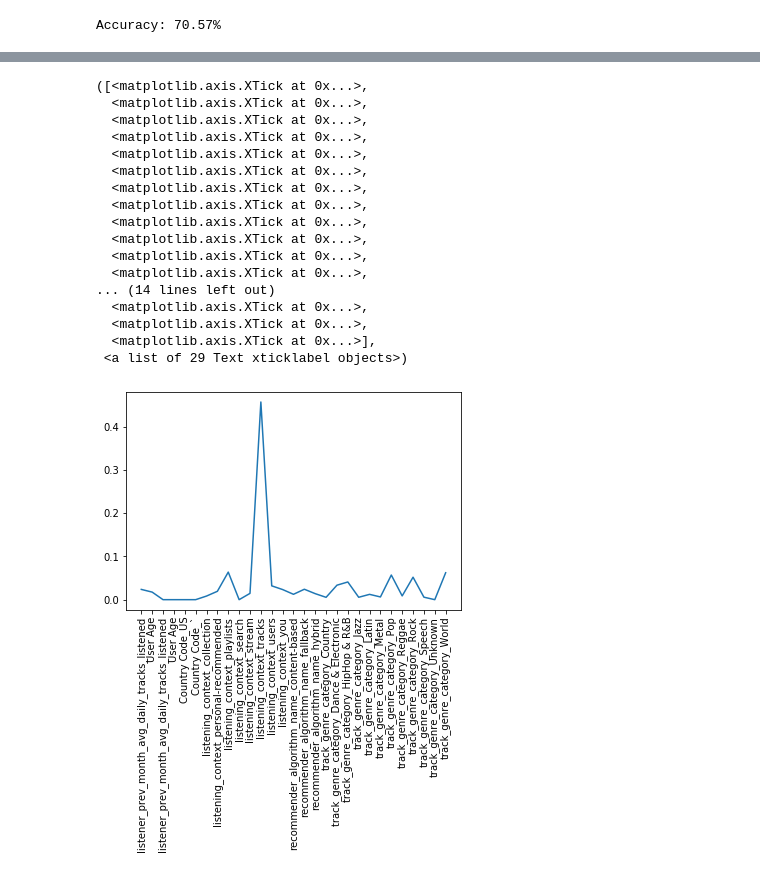
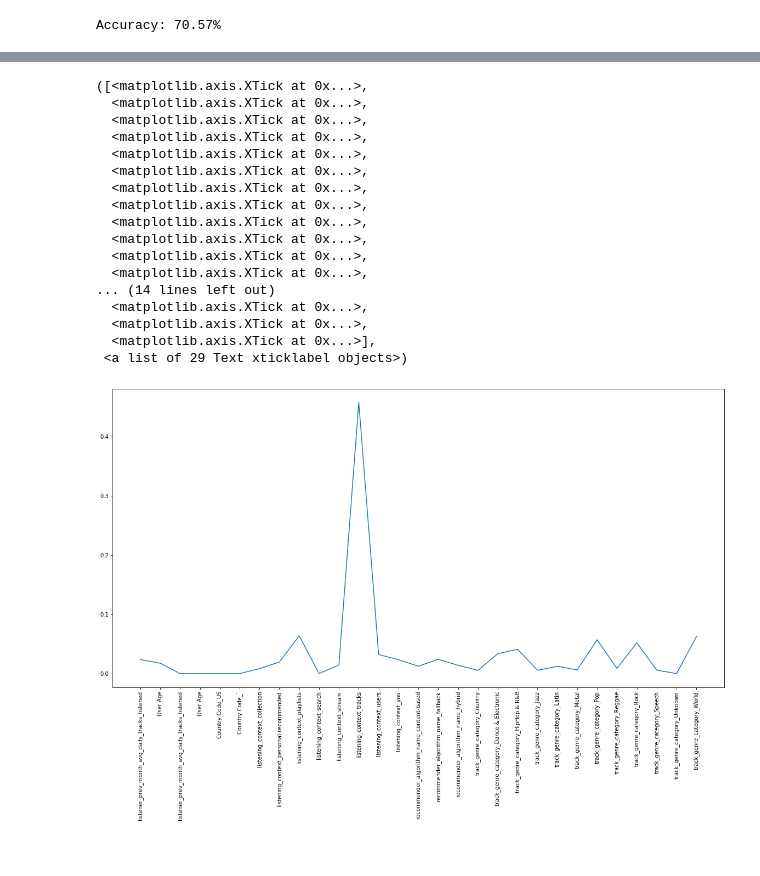
Before and after one commit to nastyh/SC, a Jupyter notebook: SC_Jupyter.ipynb, the cells around one changed output, grey strips where cells are left out. Saved outputs shown, nothing was run; the diff lists cells and outputs as text; code cells hidden in the pictures.

```diff
--- a/SC_Jupyter.ipynb
+++ b/SC_Jupyter.ipynb
@@ -412,26 +368,23 @@ array([[  25.5,  819. ,   25.5, ...,    0. ,    0. ,    0. ],
 # %%
-# sorted_idx = np.argsort(model.feature_importances_)[::-1]
-# for index in sorted_idx:
-#     print([X_train.columns[index], model.feature_importances_[index]])
-# model.feature_importances_
+plt.figure(figsize=(20,10))
 plt.plot(model.feature_importances_)
 plt.xticks(np.arange(X_train.shape[1]), X.select_dtypes(exclude=['object']).columns.tolist() + X_enc.columns.tolist(), rotation=90)
 # %% [output]
 ([<matplotlib.axis.XTick at 0x...>,
   <matplotlib.axis.XTick at 0x...>,
   <matplotlib.axis.XTick at 0x...>,
   <matplotlib.axis.XTick at 0x...>,
   <matplotlib.axis.XTick at 0x...>,
   <matplotlib.axis.XTick at 0x...>,
   <matplotlib.axis.XTick at 0x...>,
   <matplotlib.axis.XTick at 0x...>,
   <matplotlib.axis.XTick at 0x...>,
   <matplotlib.axis.XTick at 0x...>,
   <matplotlib.axis.XTick at 0x...>,
   <matplotlib.axis.XTick at 0x...>,
 ... (14 lines left out)
   <matplotlib.axis.XTick at 0x...>,
   <matplotlib.axis.XTick at 0x...>,
   <matplotlib.axis.XTick at 0x...>],
  <a list of 29 Text xticklabel objects>)
-[figure, old version]
+[figure, new version]
```
Also changed, not shown: parts of 16 cells of this notebook, 3 other files.
